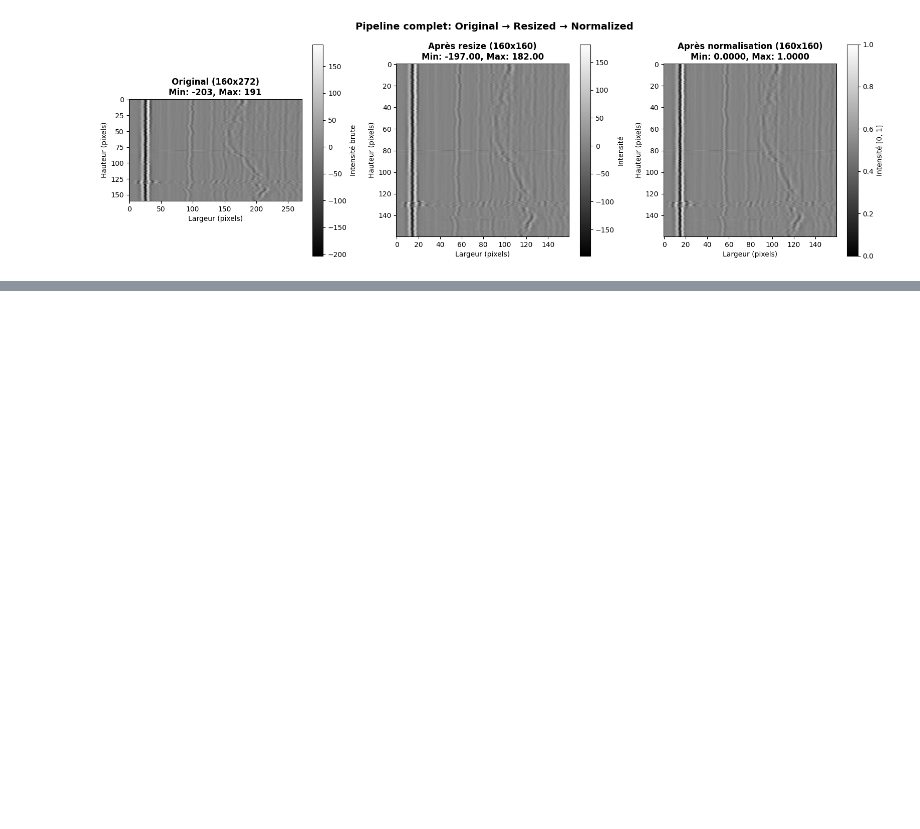
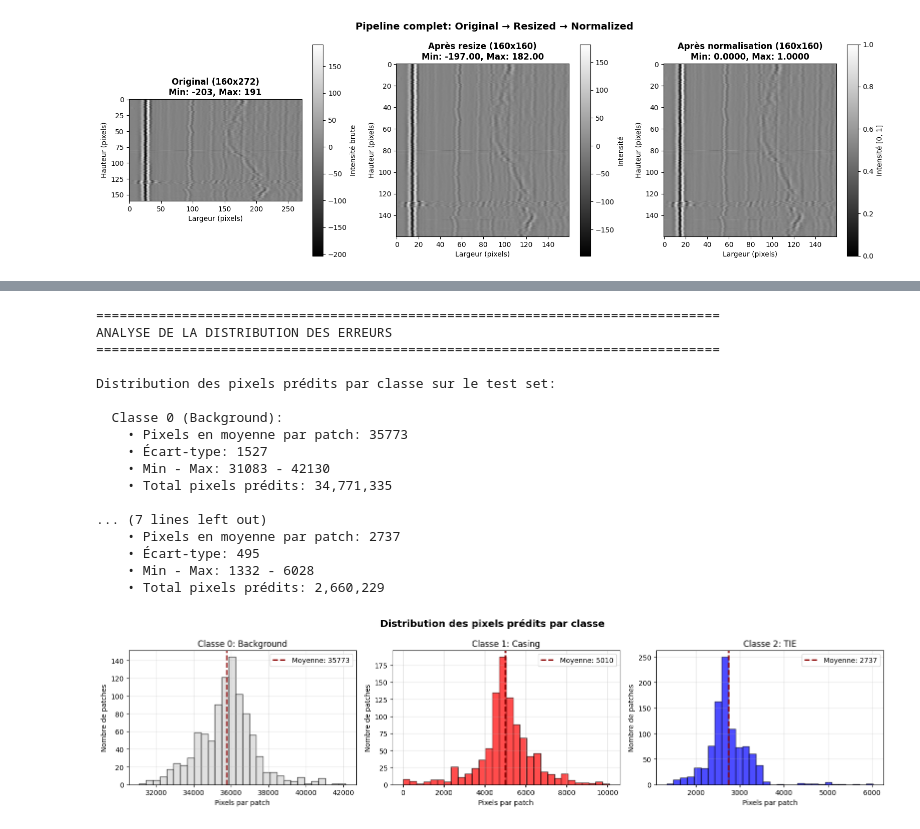
Before and after one commit to victorcamps70/deep-datachallenge, a Jupyter notebook: presentation.ipynb, the cells around one changed output, grey strips where cells are left out. Drawn from its saved outputs; the diff is of its cells as text; code cells hidden in the pictures; blank space fills up the shorter version.

```diff
--- a/presentation.ipynb
+++ b/presentation.ipynb
@@ -714,0 +604,74 @@ De plus, ce modèle brille lorsqu'on utilise des petites images, où on cherche
+# %%
+# Analyser la distribution des erreurs par classe
+print("\n" + "=" * 80)
+print("ANALYSE DE LA DISTRIBUTION DES ERREURS")
+print("=" * 80)
+
+# Analyser les prédictions pour identifier les patterns
+class_predictions = {0: [], 1: [], 2: []}
+
+for idx, patch_name in enumerate(test_patch_names):
+    pred_flat = predictions_df.iloc[idx].values.astype(np.int32)
+    for class_id in [0, 1, 2]:
+        class_predictions[class_id].append(np.sum(pred_flat == class_id))
+
+# Créer des statistiques
+class_stats = {}
+for class_id in [0, 1, 2]:
+    pixels = class_predictions[class_id]
+    class_stats[class_id] = {
+        'Mean Pixels': np.mean(pixels),
+        'Std Dev': np.std(pixels),
+        'Min Pixels': np.min(pixels),
+        'Max Pixels': np.max(pixels),
+        'Total Pixels': np.sum(pixels)
+    }
+
+class_names_analysis = {0: 'Background', 1: 'Casing', 2: 'TIE'}
+
+print("\nDistribution des pixels prédits par classe sur le test set:")
+for class_id in [0, 1, 2]:
+    stats = class_stats[class_id]
+    print(f"\n  Classe {class_id} ({class_names_analysis[class_id]}):")
+    print(f"    • Pixels en moyenne par patch: {stats['Mean Pixels']:.0f}")
+    print(f"    • Écart-type: {stats['Std Dev']:.0f}")
+    print(f"    • Min - Max: {stats['Min Pixels']:.0f} - {stats['Max Pixels']:.0f}")
+    print(f"    • Total pixels prédits: {stats['Total Pixels']:,.0f}")
+
+# Visualiser la distribution
+fig, axes = plt.subplots(1, 3, figsize=(16, 4))
+fig.suptitle('Distribution des pixels prédits par classe', fontsize=14, fontweight='bold')
+
+colors_dist = ['lightgray', 'red', 'blue']
+for class_id in [0, 1, 2]:
+    ax = axes[class_id]
+    pixels = class_predictions[class_id]
+    ax.hist(pixels, bins=30, color=colors_dist[class_id], alpha=0.7, edgecolor='black')
+    ax.set_xlabel('Pixels par patch')
+    ax.set_ylabel('Nombre de patches')
+    ax.set_title(f'Classe {class_id}: {class_names_analysis[class_id]}')
+    ax.axvline(np.mean(pixels), color='darkred', linestyle='--', linewidth=2, label=f'Moyenne: {np.mean(pixels):.0f}')
+    ax.legend()
+    ax.grid(alpha=0.3)
+
+plt.tight_layout()
+plt.show()
+# %% [output]
+================================================================================
+ANALYSE DE LA DISTRIBUTION DES ERREURS
+================================================================================
+
+Distribution des pixels prédits par classe sur le test set:
+
+  Classe 0 (Background):
+    • Pixels en moyenne par patch: 35773
+    • Écart-type: 1527
+    • Min - Max: 31083 - 42130
+    • Total pixels prédits: 34,771,335
+
+... (7 lines left out)
+    • Pixels en moyenne par patch: 2737
+    • Écart-type: 495
+    • Min - Max: 1332 - 6028
+    • Total pixels prédits: 2,660,229
+[figure, added]
```
Also changed, not shown: parts of 34 cells of this notebook, 3 other files.
